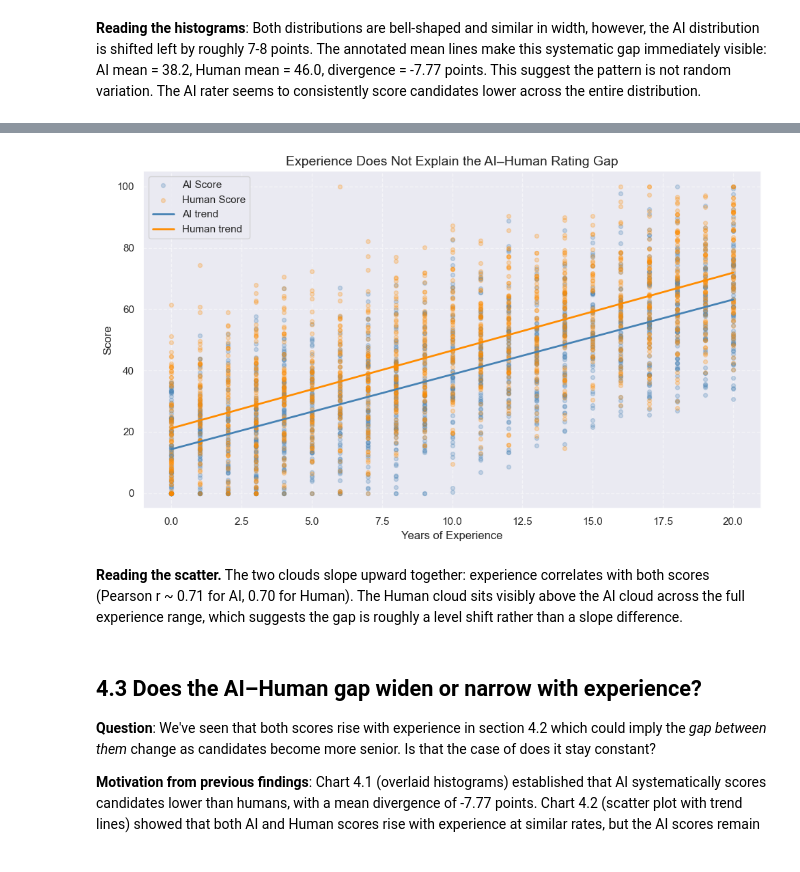
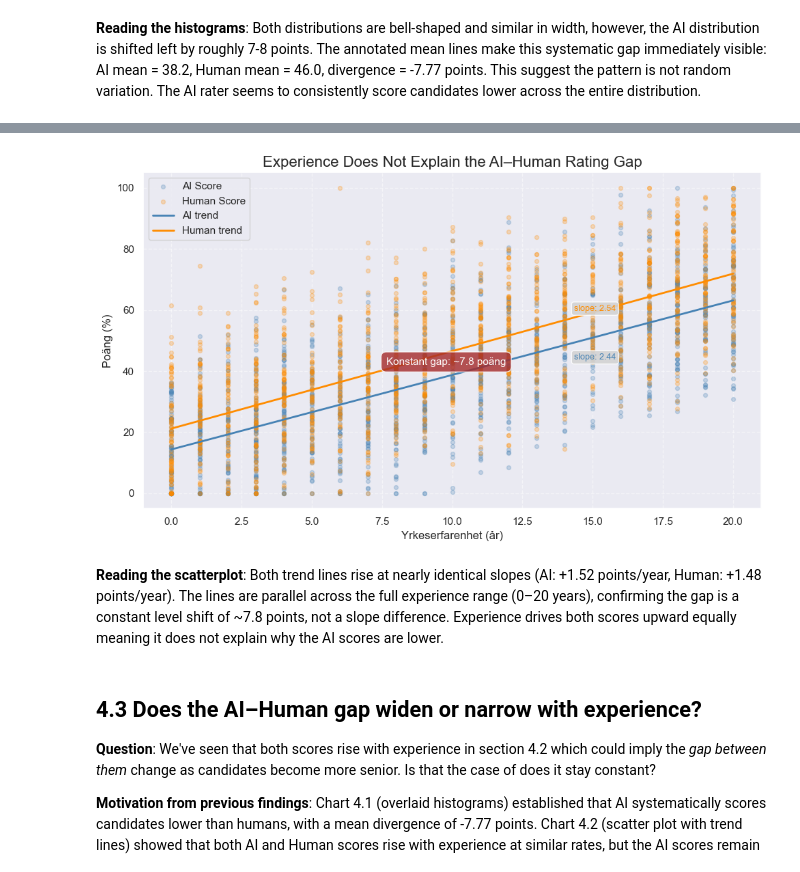
Before and after one commit to hkmp1303/hiring-fairness-audit-analysis, a Jupyter notebook: notebook.ipynb, the cells around one changed output, grey strips where cells are left out. Drawn from its saved outputs; the diff is of its cells as text; code cells hidden in the pictures.

```diff
--- a/notebook.ipynb
+++ b/notebook.ipynb
@@ -262,34 +262,53 @@ plt.show()
 # %%
 fig, ax = plt.subplots(figsize=(10, 6))
 
 x = df["Years_Experience"]
 
 # Scatter plots — small markers + low alpha to reduce overplotting
 ax.scatter(x, df["AI_Score"],    alpha=0.25, s=18,
            color="steelblue",  label="AI Score")
 ax.scatter(x, df["Human_Score"], alpha=0.25, s=18,
            color="darkorange", label="Human Score")
 
 # Linear trend lines
 for col, color, lbl in [
     ("AI_Score",    "steelblue",  "AI trend"),
     ("Human_Score", "darkorange", "Human trend"),
 ]:
     m, b = np.polyfit(x, df[col], 1)
     x_line = np.linspace(x.min(), x.max(), 200)
     ax.plot(x_line, m * x_line + b, color=color, linewidth=2, label=lbl)
 
-ax.set_xlabel("Years of Experience", fontsize=12)
-ax.set_ylabel("Score", fontsize=12)
-ax.set_title("Experience Does Not Explain the AI–Human Rating Gap", fontsize=14)
+    # Annotate slope
+    ax.annotate(f'slope: {m:.2f}',
+                xy=(x.max() * 0.7, (m * x.max() * 0.7 + b)),
+                xytext=(10, -15 if col == "AI_Score" else 10),
+                textcoords='offset points',
+                fontsize=9, color=color,
+                bbox=dict(boxstyle='round,pad=0.3', facecolor='lightgrey', alpha=0.9))
+
+# Annotate parallel gap
+mid_x = x.mean()
+ai_m, ai_b = np.polyfit(x, df["AI_Score"], 1)
+human_m, human_b = np.polyfit(x, df["Human_Score"], 1)
+gap_at_mid = (human_m * mid_x + human_b) - (ai_m * mid_x + ai_b)
+
+ax.annotate(f'Konstant gap: ~{gap_at_mid:.1f} poäng',
+            xy=(mid_x, ai_m * mid_x + ai_b + gap_at_mid/2),
+            fontsize=11, color='white', ha='center',
+            bbox=dict(boxstyle='round,pad=0.5', facecolor='brown', alpha=0.8))
+
+ax.set_xlabel("Yrkeserfarenhet (år)", fontsize=12)
+ax.set_ylabel("Poäng (%)", fontsize=12)
+ax.set_title("Experience Does Not Explain the AI–Human Rating Gap", fontsize=16)
 ax.legend(fontsize=11)
 ax.grid(True, linestyle="--", alpha=0.5)
 plt.tight_layout()
 plt.show()
 # %% [output]
-[figure, old version]
+[figure, new version]
 # %% [markdown]
-**Reading the scatter.** The two clouds slope upward together: experience correlates with both scores (Pearson r ~ 0.71 for AI, 0.70 for Human). The Human cloud sits visibly above the AI cloud across the full experience range, which suggests the gap is roughly a level shift rather than a slope difference.
+**Reading the scatterplot**: Both trend lines rise at nearly identical slopes (AI: +1.52 points/year, Human: +1.48 points/year). The lines are parallel across the full experience range (0–20 years), confirming the gap is a constant level shift of ~7.8 points, not a slope difference. Experience drives both scores upward equally meaning it does not explain why the AI scores are lower.
 # %% [markdown]
 ## 4.3 Does the AI–Human gap widen or narrow with experience?
 
```
Also changed, not shown: parts of 1 cell of this notebook.
